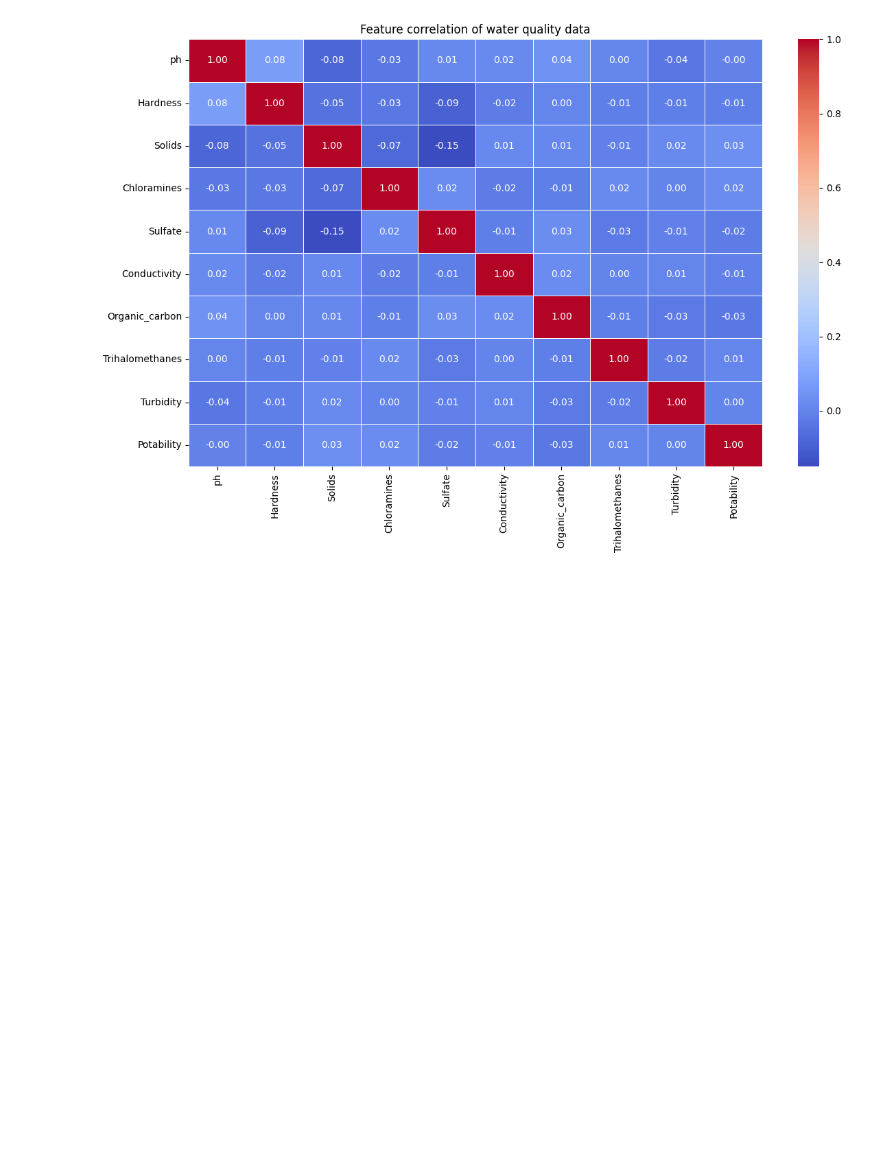
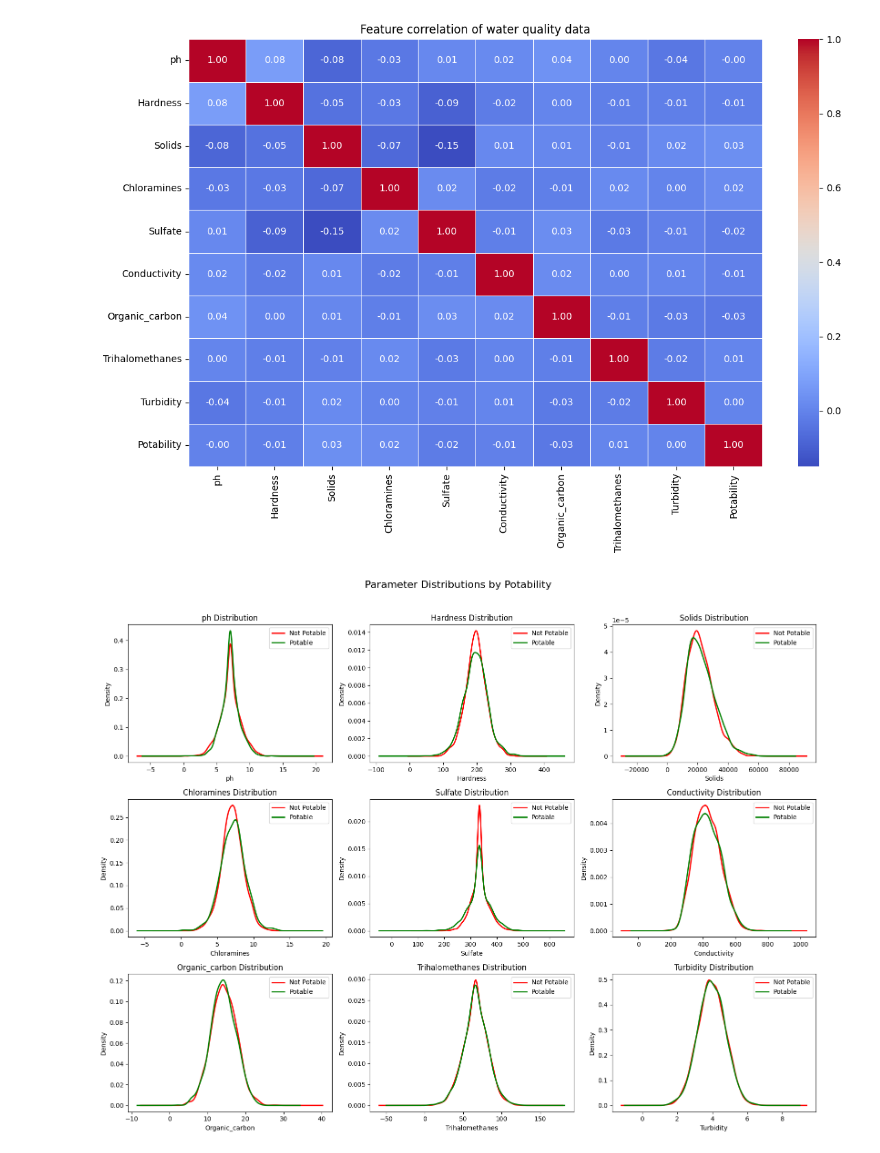
Before and after one commit to harshil251/Water_Quality_Monitoring, a Jupyter notebook: trial.ipynb, the cells around one changed output. Saved outputs shown, nothing was run; the diff lists cells and outputs as text; code cells hidden in the pictures; blank space fills up the shorter version.

```diff
--- a/trial.ipynb
+++ b/trial.ipynb
@@ -122,3 +122,26 @@ plt.tight_layout()
 plt.show()
 # %% [output]
 [figure]
+# %%
+
+
+features = ['ph', 'Hardness', 'Solids', 'Chloramines', 'Sulfate',
+            'Conductivity', 'Organic_carbon', 'Trihalomethanes', 'Turbidity']
+
+fig, axes = plt.subplots(3, 3, figsize=(16, 12))
+axes = axes.flatten()
+
+for i, col in enumerate(features):
+    for label, color in zip([0, 1], ['red', 'green']):
+        subset = cleaned_data[cleaned_data['Potability'] == label][col].dropna()
+        subset.plot.kde(ax=axes[i], label='Not Potable' if label==0 else 'Potable',
+                        color=color, linewidth=2)
+    axes[i].set_title(f'{col} Distribution')
+    axes[i].legend()
+    axes[i].set_xlabel(col)
+
+plt.suptitle('Parameter Distributions by Potability', fontsize=16, y=1.02)
+plt.tight_layout()
+plt.show()
+# %% [output]
+[figure, added]
```
